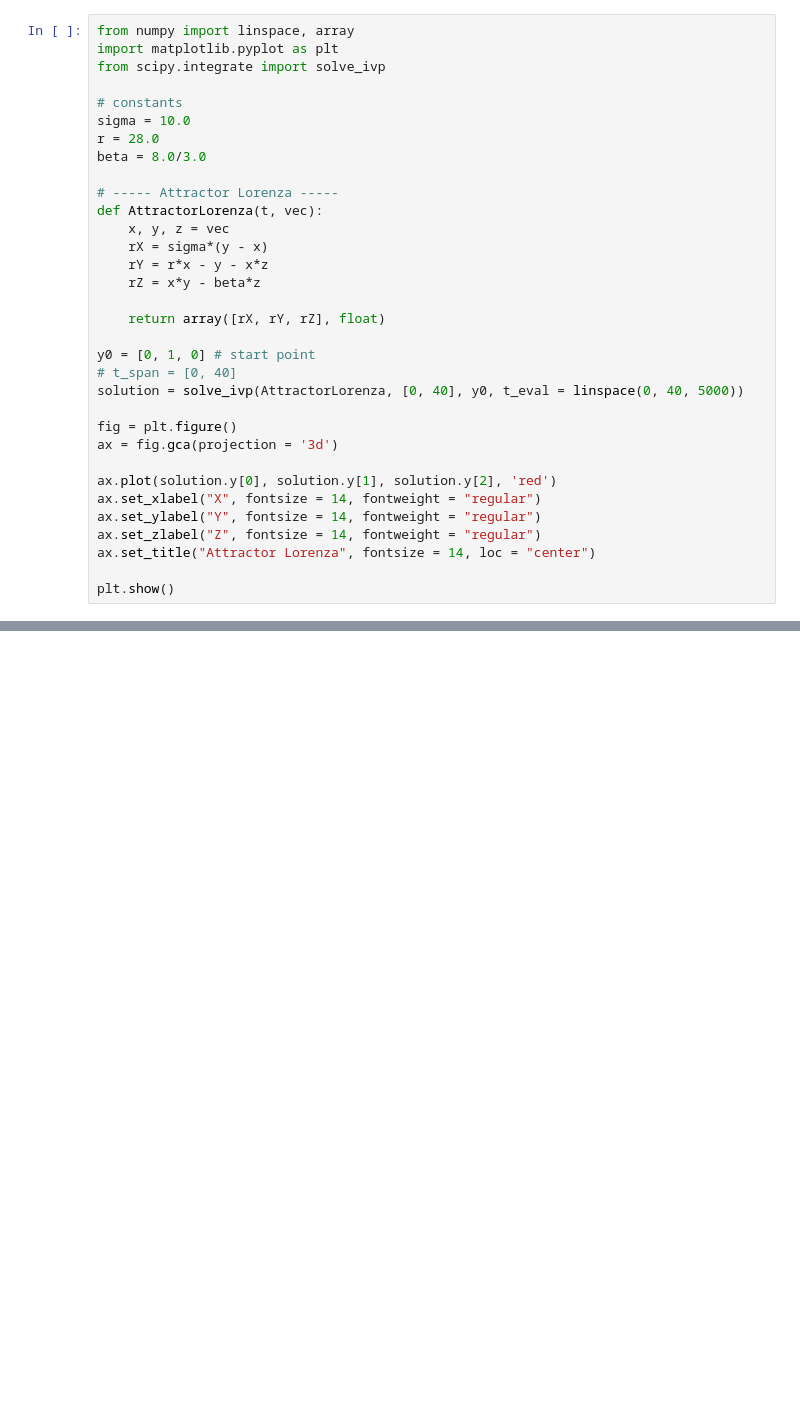
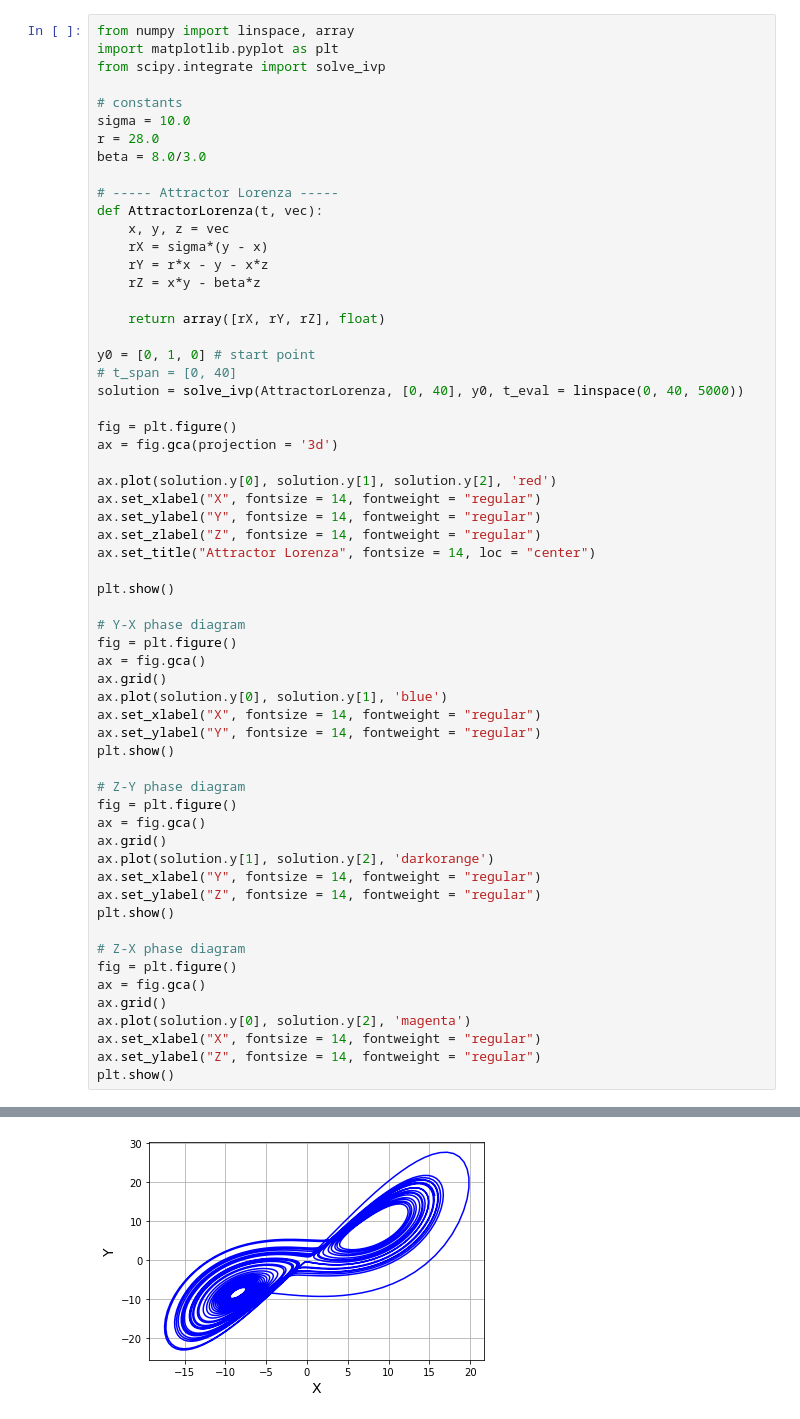
Before and after one commit to MariaMayy/PracticalML, a Jupyter notebook: Task1/Task1.ipynb, the cells around one changed output, grey strips where cells are left out. Drawn from its saved outputs; the diff is of its cells as text; blank space fills up the shorter version.

Commit message:
Added phase diagrams
Final version

```diff
--- a/Task1/Task1.ipynb
+++ b/Task1/Task1.ipynb
@@ -19,30 +21,58 @@ from scipy.integrate import solve_ivp
 # constants
 sigma = 10.0
 r = 28.0
 beta = 8.0/3.0
 
 # ----- Attractor Lorenza -----
 def AttractorLorenza(t, vec):
     x, y, z = vec
     rX = sigma*(y - x)
     rY = r*x - y - x*z
     rZ = x*y - beta*z
 
     return array([rX, rY, rZ], float)
 
 y0 = [0, 1, 0] # start point
 # t_span = [0, 40]
 solution = solve_ivp(AttractorLorenza, [0, 40], y0, t_eval = linspace(0, 40, 5000))
 
 fig = plt.figure()
 ax = fig.gca(projection = '3d')
 
 ax.plot(solution.y[0], solution.y[1], solution.y[2], 'red')
 ax.set_xlabel("X", fontsize = 14, fontweight = "regular")
 ax.set_ylabel("Y", fontsize = 14, fontweight = "regular")
 ax.set_zlabel("Z", fontsize = 14, fontweight = "regular")
 ax.set_title("Attractor Lorenza", fontsize = 14, loc = "center")
 
 plt.show()
+
+# Y-X phase diagram
+fig = plt.figure()
+ax = fig.gca()
+ax.grid()
+ax.plot(solution.y[0], solution.y[1], 'blue')
+ax.set_xlabel("X", fontsize = 14, fontweight = "regular")
+ax.set_ylabel("Y", fontsize = 14, fontweight = "regular")
+plt.show()
+
+# Z-Y phase diagram
+fig = plt.figure()
+ax = fig.gca()
+ax.grid()
+ax.plot(solution.y[1], solution.y[2], 'darkorange')
+ax.set_xlabel("Y", fontsize = 14, fontweight = "regular")
+ax.set_ylabel("Z", fontsize = 14, fontweight = "regular")
+plt.show()
+
+# Z-X phase diagram
+fig = plt.figure()
+ax = fig.gca()
+ax.grid()
+ax.plot(solution.y[0], solution.y[2], 'magenta')
+ax.set_xlabel("X", fontsize = 14, fontweight = "regular")
+ax.set_ylabel("Z", fontsize = 14, fontweight = "regular")
+plt.show()
 # %% [output]
 [figure]
+[figure, added]
```
Also changed, not shown: parts of 2 cells of this notebook.
